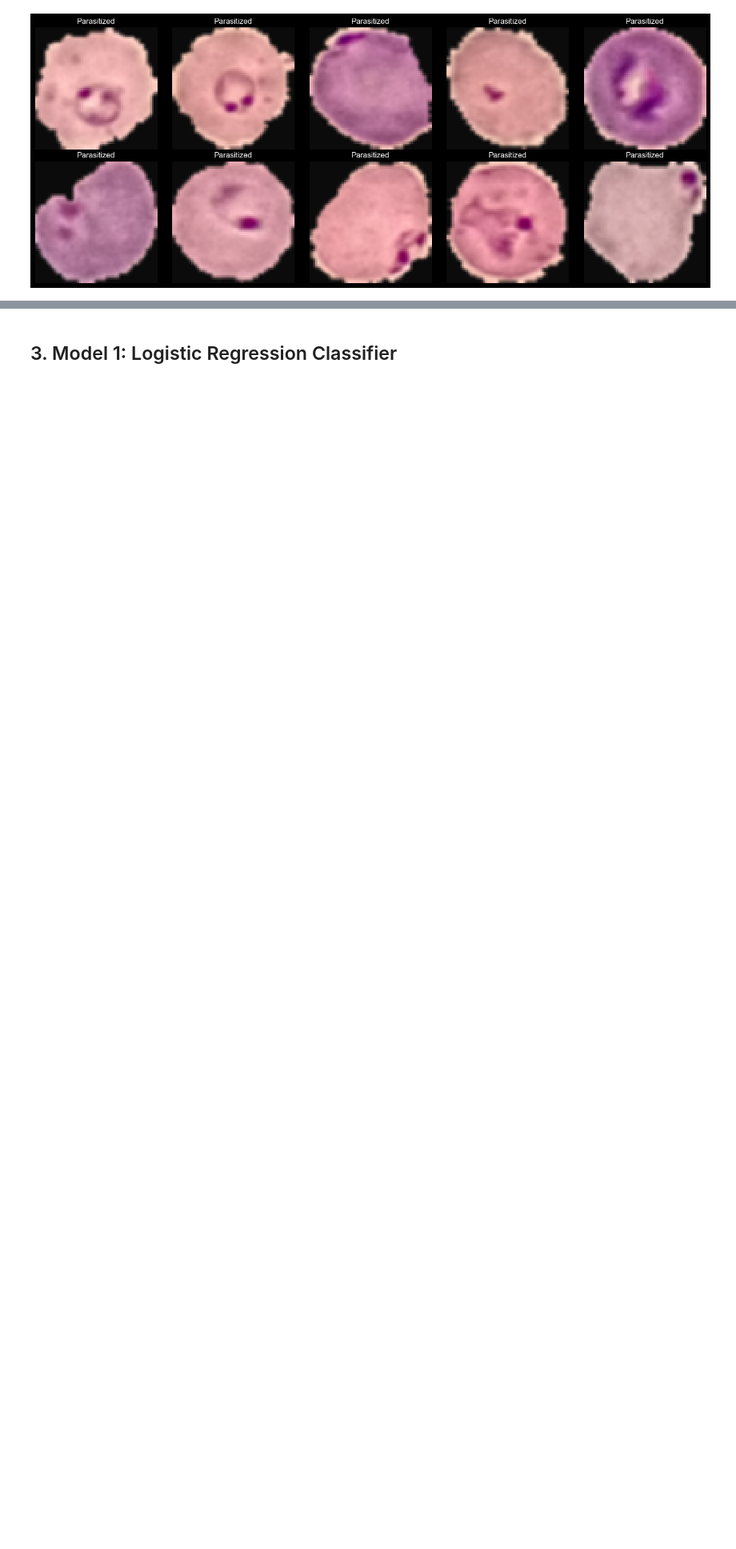
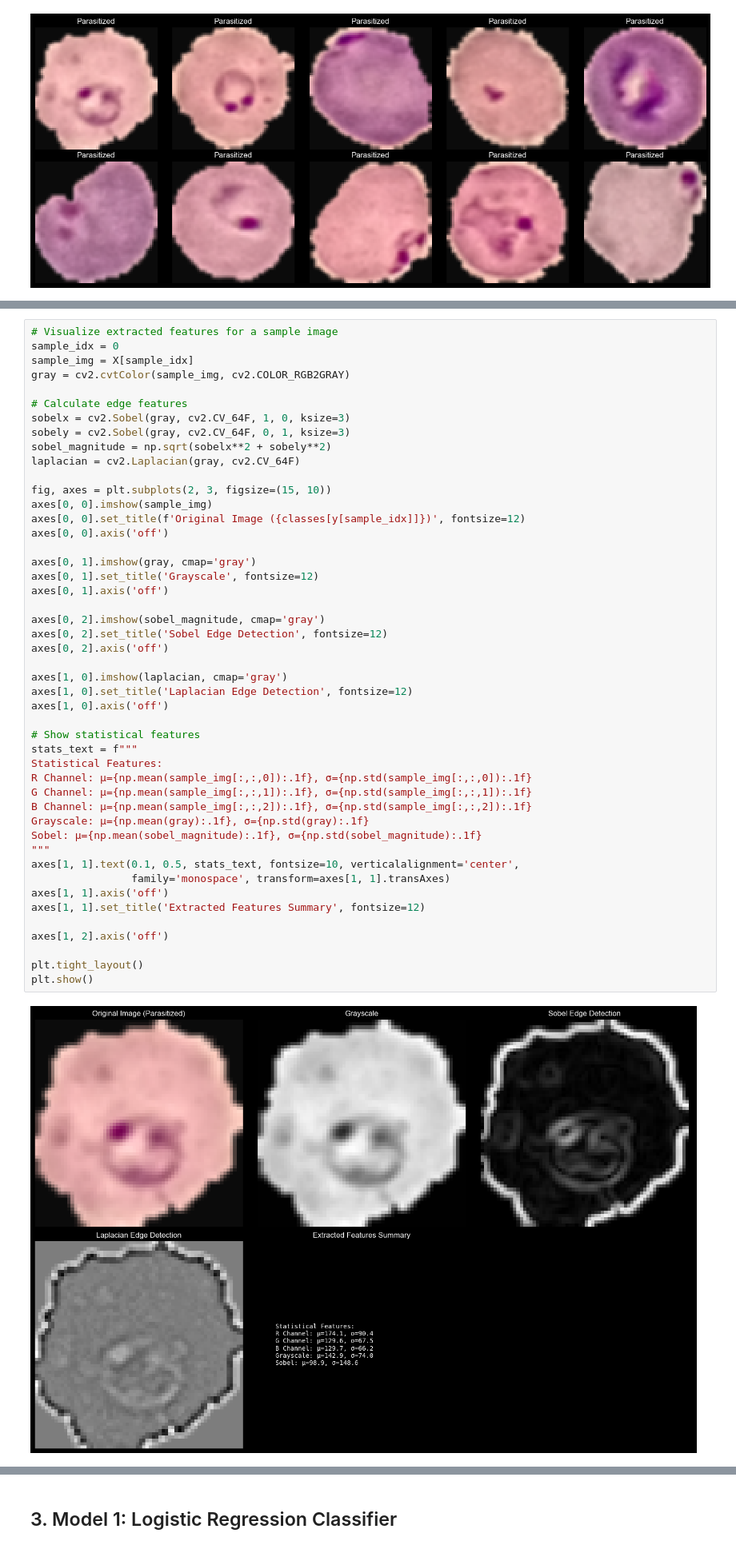
Before and after one commit to Adhamzineldin/ML_Project_New, a Jupyter notebook: Image/image.ipynb, the cells around one changed output, grey strips where cells are left out. Shown at 80% size. Drawn from its saved outputs; the diff is of its cells as text; blank space fills up the shorter version.

```diff
--- a/Image/image.ipynb
+++ b/Image/image.ipynb
@@ -153 +210,50 @@ Test labels distribution: [200 200]
+# %%
+# Visualize extracted features for a sample image
+sample_idx = 0
+sample_img = X[sample_idx]
+gray = cv2.cvtColor(sample_img, cv2.COLOR_RGB2GRAY)
+
+# Calculate edge features
+sobelx = cv2.Sobel(gray, cv2.CV_64F, 1, 0, ksize=3)
+sobely = cv2.Sobel(gray, cv2.CV_64F, 0, 1, ksize=3)
+sobel_magnitude = np.sqrt(sobelx**2 + sobely**2)
+laplacian = cv2.Laplacian(gray, cv2.CV_64F)
+
+fig, axes = plt.subplots(2, 3, figsize=(15, 10))
+axes[0, 0].imshow(sample_img)
+axes[0, 0].set_title(f'Original Image ({classes[y[sample_idx]]})', fontsize=12)
+axes[0, 0].axis('off')
+
+axes[0, 1].imshow(gray, cmap='gray')
+axes[0, 1].set_title('Grayscale', fontsize=12)
+axes[0, 1].axis('off')
+
+axes[0, 2].imshow(sobel_magnitude, cmap='gray')
+axes[0, 2].set_title('Sobel Edge Detection', fontsize=12)
+axes[0, 2].axis('off')
+
+axes[1, 0].imshow(laplacian, cmap='gray')
+axes[1, 0].set_title('Laplacian Edge Detection', fontsize=12)
+axes[1, 0].axis('off')
+
+# Show statistical features
+stats_text = f"""
+Statistical Features:
+R Channel: μ={np.mean(sample_img[:,:,0]):.1f}, σ={np.std(sample_img[:,:,0]):.1f}
+G Channel: μ={np.mean(sample_img[:,:,1]):.1f}, σ={np.std(sample_img[:,:,1]):.1f}
+B Channel: μ={np.mean(sample_img[:,:,2]):.1f}, σ={np.std(sample_img[:,:,2]):.1f}
+Grayscale: μ={np.mean(gray):.1f}, σ={np.std(gray):.1f}
+Sobel: μ={np.mean(sobel_magnitude):.1f}, σ={np.std(sobel_magnitude):.1f}
+"""
+axes[1, 1].text(0.1, 0.5, stats_text, fontsize=10, verticalalignment='center',
+                family='monospace', transform=axes[1, 1].transAxes)
+axes[1, 1].axis('off')
+axes[1, 1].set_title('Extracted Features Summary', fontsize=12)
+
+axes[1, 2].axis('off')
+
+plt.tight_layout()
+plt.show()
+# %% [output]
+[figure, added]
 # %%
```
Also changed, not shown: parts of 11 cells of this notebook.
